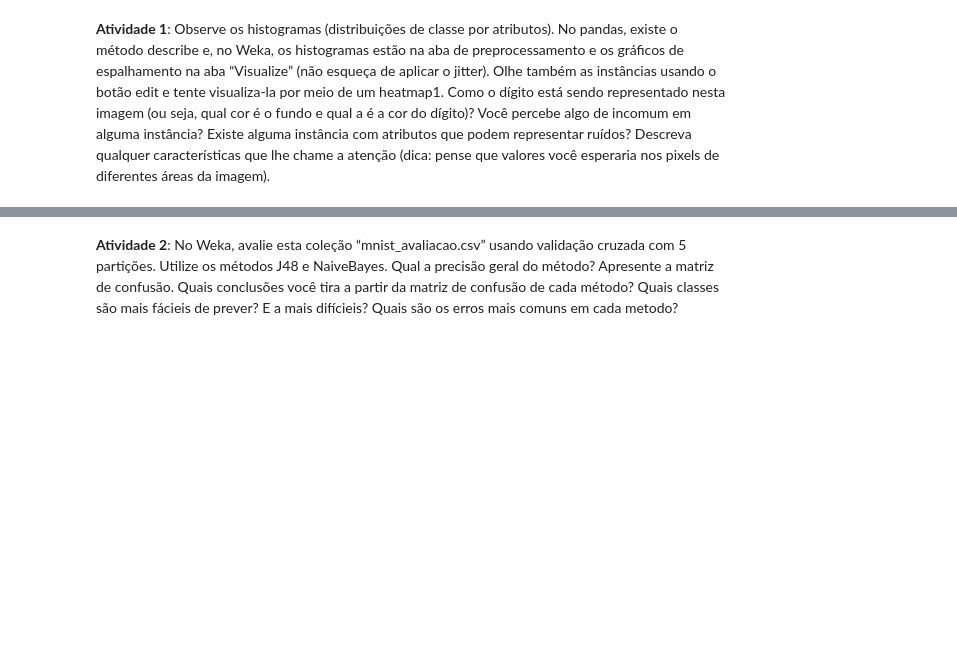
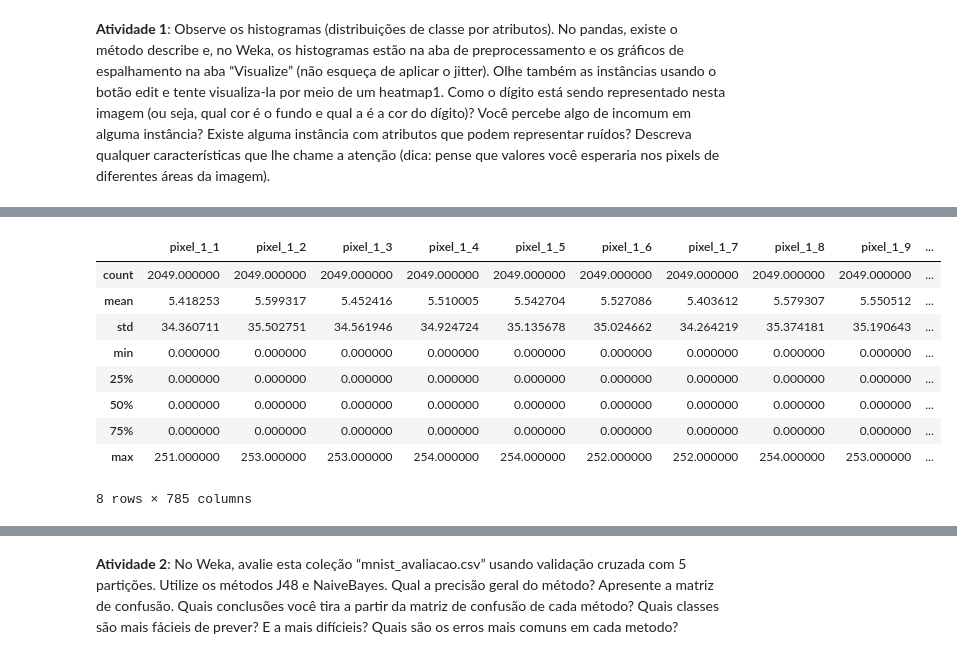
Before and after one commit to vnszero/machine-learning-algorithms, a Jupyter notebook: ap-de-maquina-cefetmg-optical-caracter-recognition/main.ipynb, the cells around one changed output, grey strips where cells are left out. Cells and saved outputs as stored; diff of their text form; code cells hidden in the pictures; blank space fills up the shorter version.

Commit message:
overview

```diff
--- a/ap-de-maquina-cefetmg-optical-caracter-recognition/main.ipynb
+++ b/ap-de-maquina-cefetmg-optical-caracter-recognition/main.ipynb
@@ -15,0 +70,14 @@ Sua primeira tarefa é aprender sobre a coleção e verificar ruídos nas mesmas
+# %%
+# lets overview values
+all_data.describe()
+# %% [output]
+|  | pixel_1_1 | pixel_1_2 | pixel_1_3 | pixel_1_4 | pixel_1_5 | pixel_1_6 | pixel_1_7 | pixel_1_8 | pixel_1_9 | ... |
+| count | 2049.000000 | 2049.000000 | 2049.000000 | 2049.000000 | 2049.000000 | 2049.000000 | 2049.000000 | 2049.000000 | 2049.000000 | ... |
+| mean | 5.418253 | 5.599317 | 5.452416 | 5.510005 | 5.542704 | 5.527086 | 5.403612 | 5.579307 | 5.550512 | ... |
+| std | 34.360711 | 35.502751 | 34.561946 | 34.924724 | 35.135678 | 35.024662 | 34.264219 | 35.374181 | 35.190643 | ... |
+| min | 0.000000 | 0.000000 | 0.000000 | 0.000000 | 0.000000 | 0.000000 | 0.000000 | 0.000000 | 0.000000 | ... |
+| 25% | 0.000000 | 0.000000 | 0.000000 | 0.000000 | 0.000000 | 0.000000 | 0.000000 | 0.000000 | 0.000000 | ... |
+| 50% | 0.000000 | 0.000000 | 0.000000 | 0.000000 | 0.000000 | 0.000000 | 0.000000 | 0.000000 | 0.000000 | ... |
+| 75% | 0.000000 | 0.000000 | 0.000000 | 0.000000 | 0.000000 | 0.000000 | 0.000000 | 0.000000 | 0.000000 | ... |
+| max | 251.000000 | 253.000000 | 253.000000 | 254.000000 | 254.000000 | 252.000000 | 252.000000 | 254.000000 | 253.000000 | ... |
+8 rows × 785 columns
```
Also changed, not shown: parts of 7 cells of this notebook, 2 other files.
